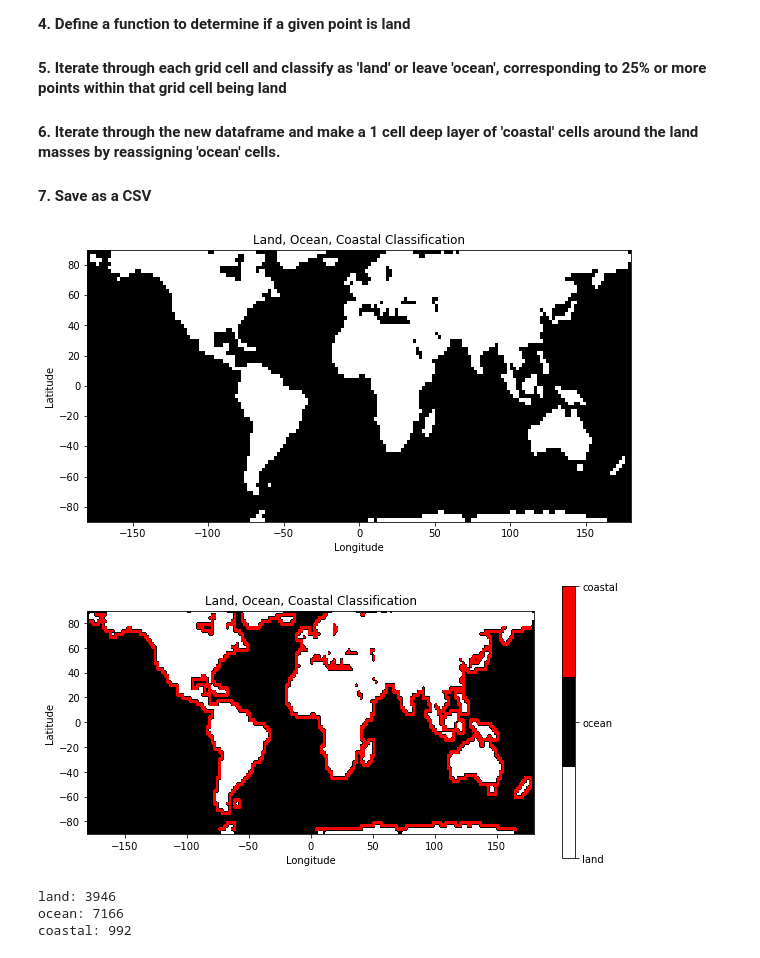
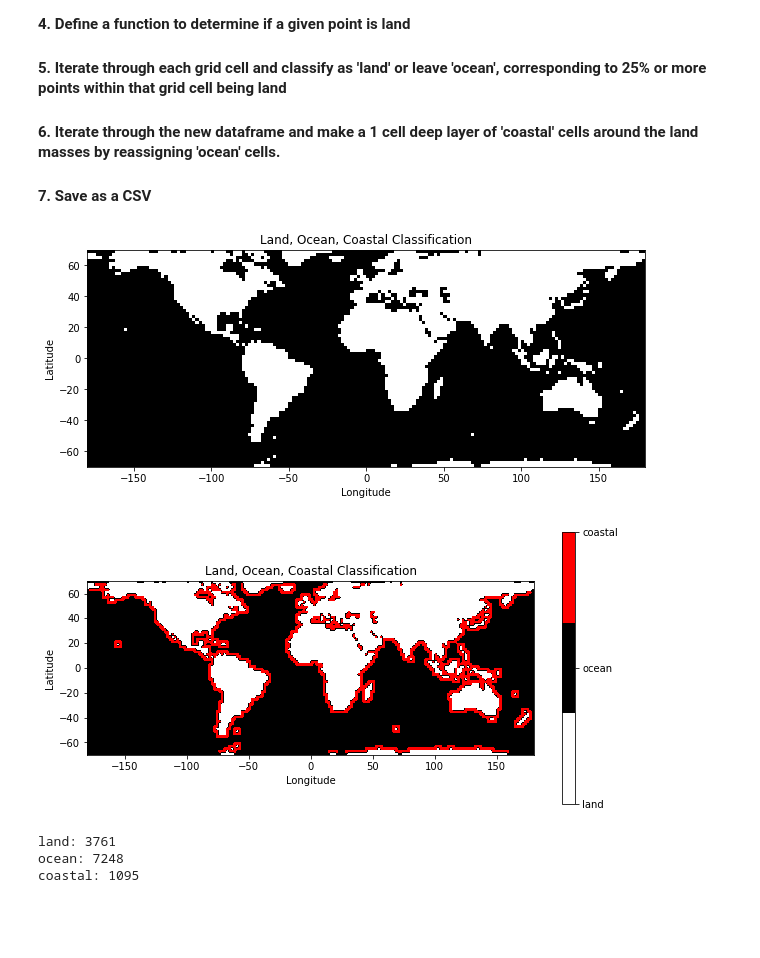
Before and after one commit to GHOpenonic/global-drifter-program, a Jupyter notebook: wind_connectivity/coastal_wind_cells.ipynb, the cells around one changed output. Drawn from its saved outputs; the diff is of its cells as text; code cells hidden in the pictures; blank space fills up the shorter version.

```diff
--- a/wind_connectivity/coastal_wind_cells.ipynb
+++ b/wind_connectivity/coastal_wind_cells.ipynb
@@ -130,14 +129,14 @@ for idx, (lat, lon) in tqdm(enumerate(zip(flat_lats, flat_lons)), total=len(flat
     points = [(lat, lon),
 
         # point grid
-        (lat + 1, lon),
-        (lat - 1, lon),
-        (lat, lon + 1),
-        (lat, lon - 1),
-        (lat + 1, lon + 1),
-        (lat + 1, lon - 1),
-        (lat - 1, lon + 1),
-        (lat - 1, lon - 1)]
+        (lat + 1 /4 , lon),
+        (lat - 1 /4 ,lon),
+        (lat, lon + 1 /4 ),
+        (lat, lon - 1 /4 ),
+        (lat + 1 /4 , lon + 1 /4 ),
+        (lat + 1 /4 , lon - 1 /4 ),
+        (lat - 1 /4 , lon + 1 /4 ),
+        (lat - 1 /4 , lon - 1 /4 )]
 
     # check each point in the spatial box to determine whether it is land or not
     for point_lat, point_lon in points:
@@ -167,24 +166,24 @@ classification_df = pd.DataFrame(classification_grid, index=lats, columns=lons)
 # %%
 # Map categories to numerical values
 mapping = {'land': 0, 'ocean': 1}#, 'coastal': 2}
 numerical_data = classification_df.replace(mapping).values
 numerical_df = pd.DataFrame(classification_df.replace(mapping).values)
 
 # Create custom colormap
 colors = ['white', 'black']#, 'red']
 cmap = ListedColormap(colors)
 
 # Plot the grid
 plt.figure(figsize=(10, 5))
-plt.imshow(numerical_data, cmap=cmap, origin='lower' , extent=[-180,180, -90, 90])
+plt.imshow(numerical_data, cmap=cmap, origin='lower' , extent=[-180,180, -70, 70])
 #plt.colorbar(ticks=[0, 1, 2], format=plt.FuncFormatter(lambda val, loc: ['land', 'ocean'],[int(val)]))
 
 plt.title('Land, Ocean, Coastal Classification')
 plt.xlabel('Longitude')
 plt.ylabel('Latitude')
 plt.show()
 # %% [output]
-[figure, old version]
+[figure, new version]
 # %%
 # 6. add a layer of coastal grid cells
 updated_df = numerical_df.copy()
@@ -211,7 +210,7 @@ cmap = ListedColormap(colors)
 
 # plot
 plt.figure(figsize=(10, 5))
-plt.imshow(numerical_df.values, cmap=cmap, origin='lower' , extent=[-180,180, -90, 90])
+plt.imshow(numerical_df.values, cmap=cmap, origin='lower' , extent=[-180,180, -70, 70])
 plt.colorbar(ticks=[0, 1, 2], format=plt.FuncFormatter(lambda val, loc: ['land', 'ocean', 'coastal'][int(val)]))
 
 plt.title('Land, Ocean, Coastal Classification')
@@ -219,7 +218,7 @@ plt.xlabel('Longitude')
 plt.ylabel('Latitude')
 plt.show()
 # %% [output]
-[figure, old version]
+[figure, new version]
 # %%
 # initialize counts
 land_count = 0
@@ -245,8 +244,8 @@ print('land:', land_count)
 print('ocean:', ocean_count)
 print('coastal:', coastal_count)
 # %% [output]
-land: 3946
-ocean: 7166
-coastal: 992
+land: 3761
+ocean: 7248
+coastal: 1095
 # %%
 # 7. save classification as CSV:
```
Also changed, not shown: parts of 4 cells of this notebook, 2 other files.
